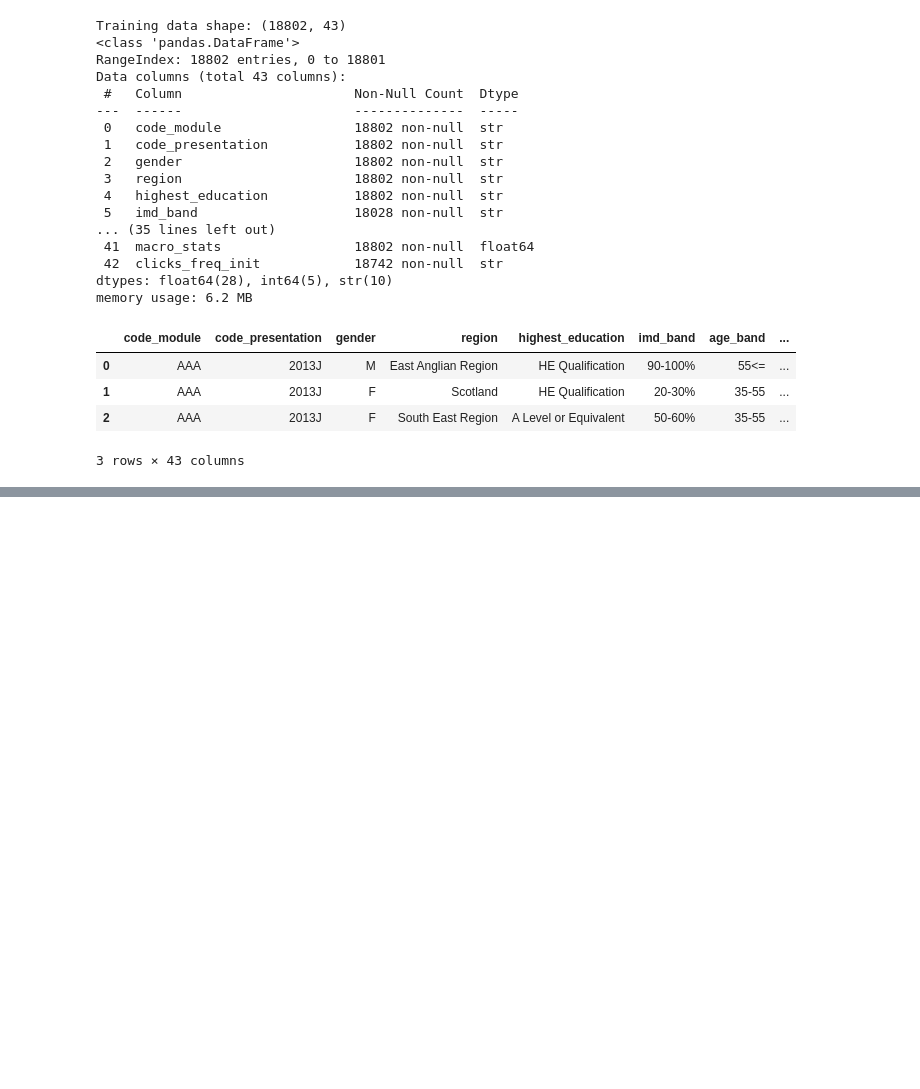
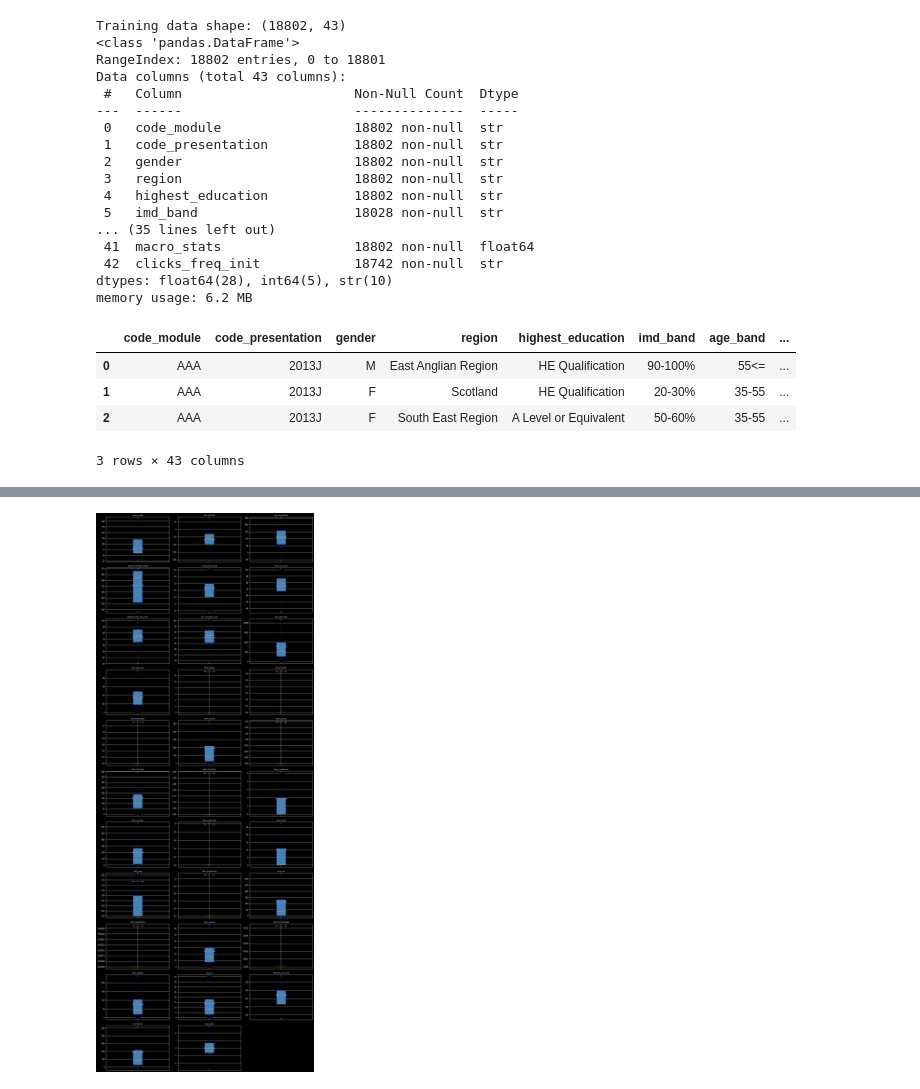
Before and after one commit to Radu-Voinea/IA-1, a Jupyter notebook: homework1.ipynb, the cells around one changed output, grey strips where cells are left out. Saved outputs shown, nothing was run; the diff lists cells and outputs as text; code cells hidden in the pictures; blank space fills up the shorter version.

```diff
--- a/homework1.ipynb
+++ b/homework1.ipynb
@@ -271,9 +46,0 @@ for col in categorical_cols_to_fill:
-# %%
-thresh_pct = 0.05
-thresh = len(train_data.columns) * (1 - thresh_pct)
-rows_before = len(train_data)
-train_data = train_data.dropna(thresh=thresh)
-
-rows_dropped = rows_before - len(train_data)
-print(f"\nDropped {rows_dropped} rows ({rows_dropped / rows_before * 100:.1f}%) with >{int(thresh_pct * 100)}% missing data")
-print(f"Remaining rows: {len(train_data)}")
@@ -777,0 +101,5 @@ fig.show()
+# %%
+continuous_columns = [
+	"studied_credits", "date_registration", "date_unregistration", "module_presentation_length", "n_assessments_early", "mean_score_early", "weighted_mean_score_early", "final_coursework_score", "total_clicks_early", "active_days_early", "clicks_dataplus", "clicks_dualpane", "clicks_externalquiz", "clicks_forumng", "clicks_glossary", "clicks_homepage", "clicks_htmlactivity", "clicks_oucollaborate", "clicks_oucontent", "clicks_ouelluminate", "clicks_ouwiki", "clicks_page",
+	"clicks_questionnaire", "clicks_quiz", "clicks_repeatactivity", "clicks_resource", "clicks_sharedsubpage", "clicks_subpage", "clicks_url", "submission_rate_early", "refs_forumng", "macro_stats"
+]
@@ -777,0 +160,48 @@ fig.show()
+# %%
+import math
+import numpy as np
+import matplotlib.pyplot as plt
+
+n = len(continuous_columns)
+columns_count = 3
+rows_count = math.ceil(n / columns_count)
+
+fig, axes = plt.subplots(rows_count, columns_count, figsize=(columns_count * 5, rows_count * 3.5))
+axes = np.array(axes).flatten()
+
+for i, column in enumerate(continuous_columns):
+	ax = axes[i]
+
+	data = train_data[column].dropna()
+	if data.empty:
+		ax.set_visible(False)
+		continue
+
+	train_data[[column]].boxplot(
+		column=[column],
+		ax=ax,
+		patch_artist=True,
+		showfliers=False,
+		showmeans=True,
+		meanline=True,
+		boxprops=dict(facecolor="steelblue", edgecolor="navy", linewidth=1.2),
+		whiskerprops=dict(color="navy", linewidth=1),
+		capprops=dict(color="navy", linewidth=1),
+		medianprops=dict(color="orange", linewidth=1.5),
+		meanprops=dict(marker="o", markerfacecolor="red", markeredgecolor="white", markersize=4),
+		grid=True,
+	)
+
+	ax.set_title(column, fontsize=8)
+	ax.tick_params(axis="x", bottom=False, labelbottom=False)
+
+	if data.skew() > 2 and (data > 0).all():
+		ax.set_yscale("log")
+
+for j in range(i + 1, len(axes)):
+	axes[j].set_visible(False)
+
+plt.tight_layout()
+plt.show()
+# %% [output]
+[figure, added]
```
Also changed, not shown: parts of 36 cells of this notebook.
